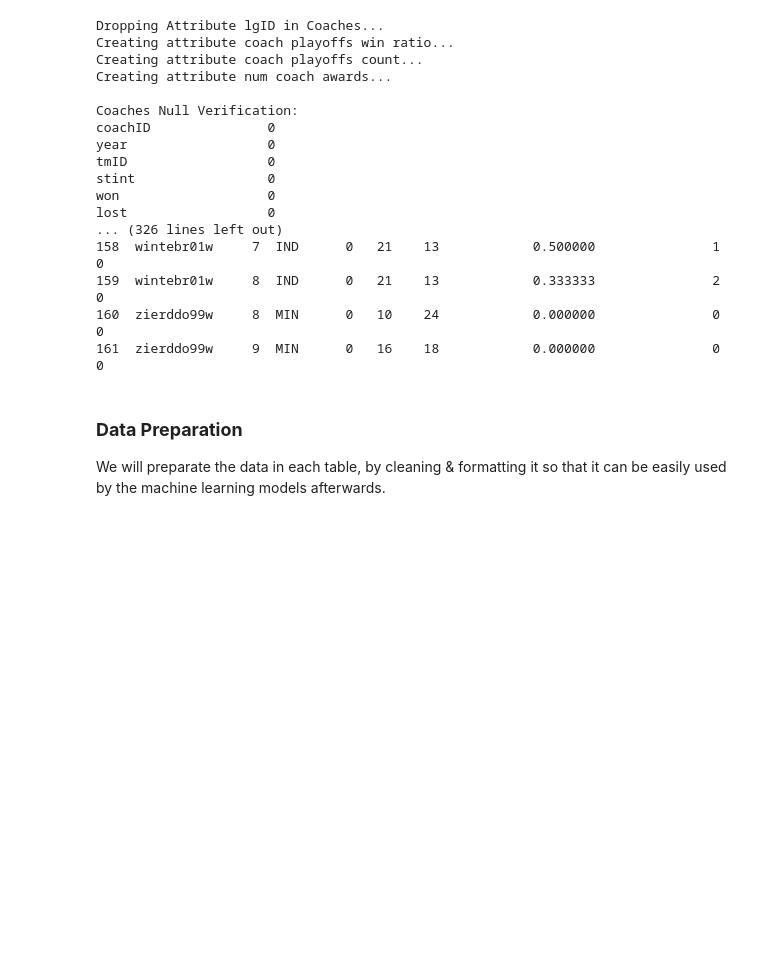
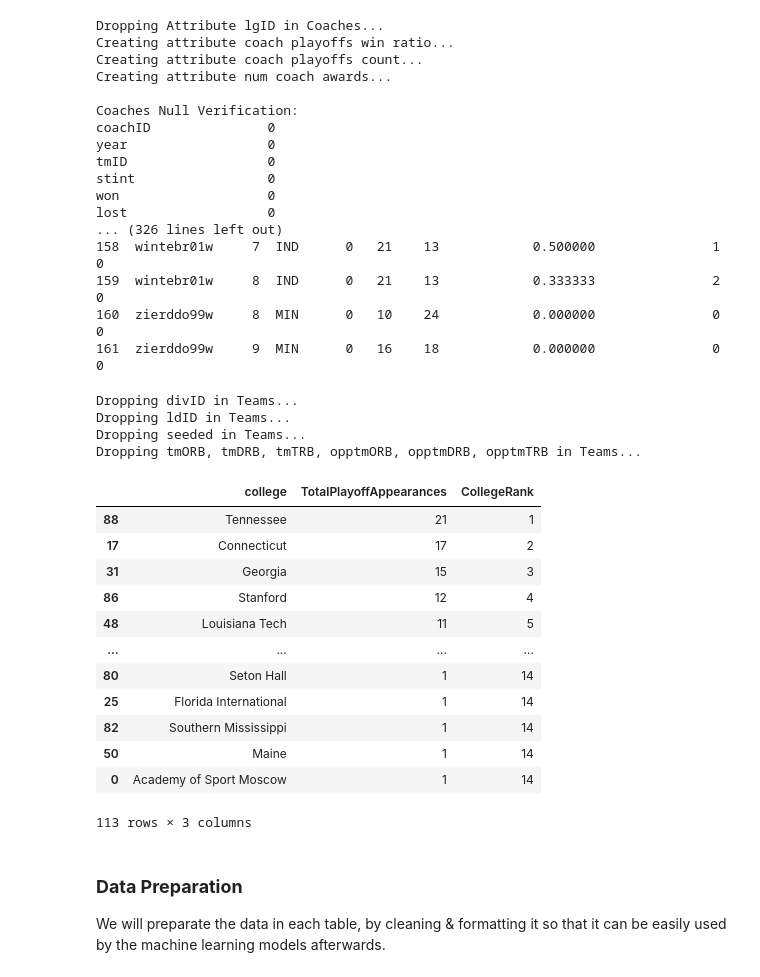
Before and after one commit to oliveira002/FEUP-AC, a Jupyter notebook: data_preparation.ipynb, the cells around one changed output. Drawn from its saved outputs; the diff is of its cells as text; code cells hidden in the pictures; blank space fills up the shorter version.

Commit message:
ranking colleges

```diff
--- a/data_preparation.ipynb
+++ b/data_preparation.ipynb
@@ -46,6 +46,29 @@ lost                  0
 159  wintebr01w     8  IND      0   21    13            0.333333               2             0
 160  zierddo99w     8  MIN      0   10    24            0.000000               0             0
 161  zierddo99w     9  MIN      0   16    18            0.000000               0             0
+# %%
+pu.prepare_teams(df_teams)
+# %% [output]
+Dropping divID in Teams...
+Dropping ldID in Teams...
+Dropping seeded in Teams...
+Dropping tmORB, tmDRB, tmTRB, opptmORB, opptmDRB, opptmTRB in Teams...
+# %%
+pu.best_colleges(df_players_teams,df_teams,df_players)
+# %% [output]
+|  | college | TotalPlayoffAppearances | CollegeRank |
+| 88 | Tennessee | 21 | 1 |
+| 17 | Connecticut | 17 | 2 |
+| 31 | Georgia | 15 | 3 |
+| 86 | Stanford | 12 | 4 |
+| 48 | Louisiana Tech | 11 | 5 |
+| ... | ... | ... | ... |
+| 80 | Seton Hall | 1 | 14 |
+| 25 | Florida International | 1 | 14 |
+| 82 | Southern Mississippi | 1 | 14 |
+| 50 | Maine | 1 | 14 |
+| 0 | Academy of Sport Moscow | 1 | 14 |
+113 rows × 3 columns
 # %% [markdown]
 ### **Data Preparation**
 We will preparate the data in each table, by cleaning & formatting it so that it can be easily used by the machine learning models afterwards.
```
Also changed, not shown: 3 other files.
